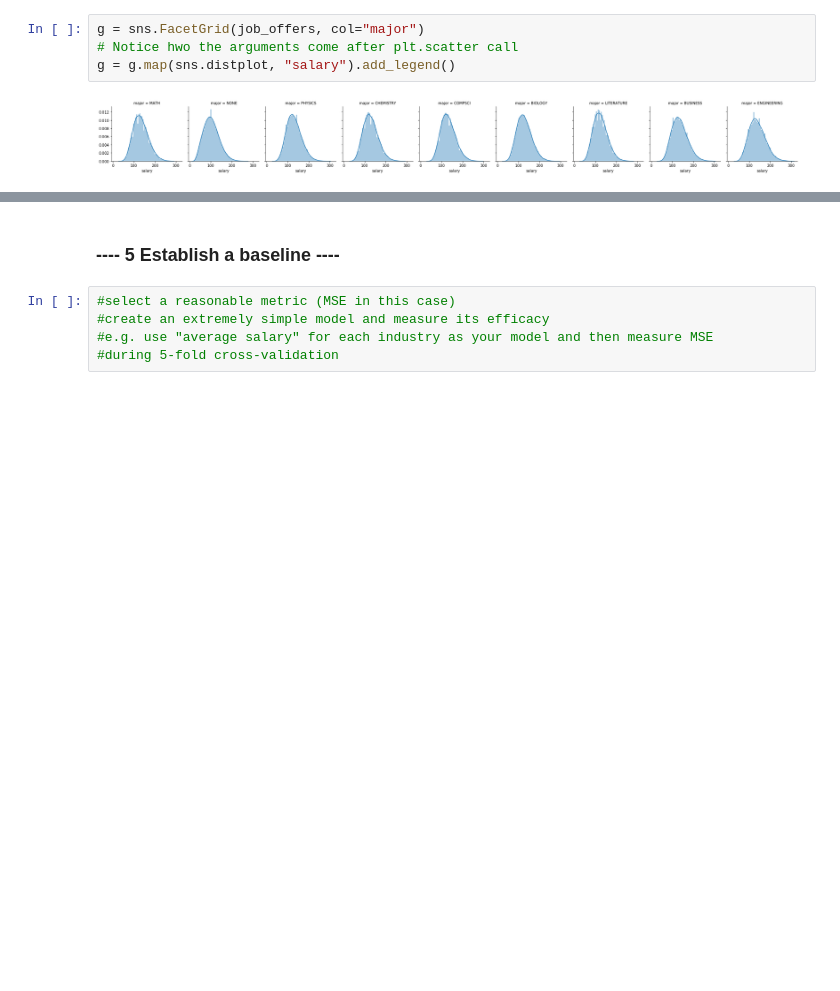
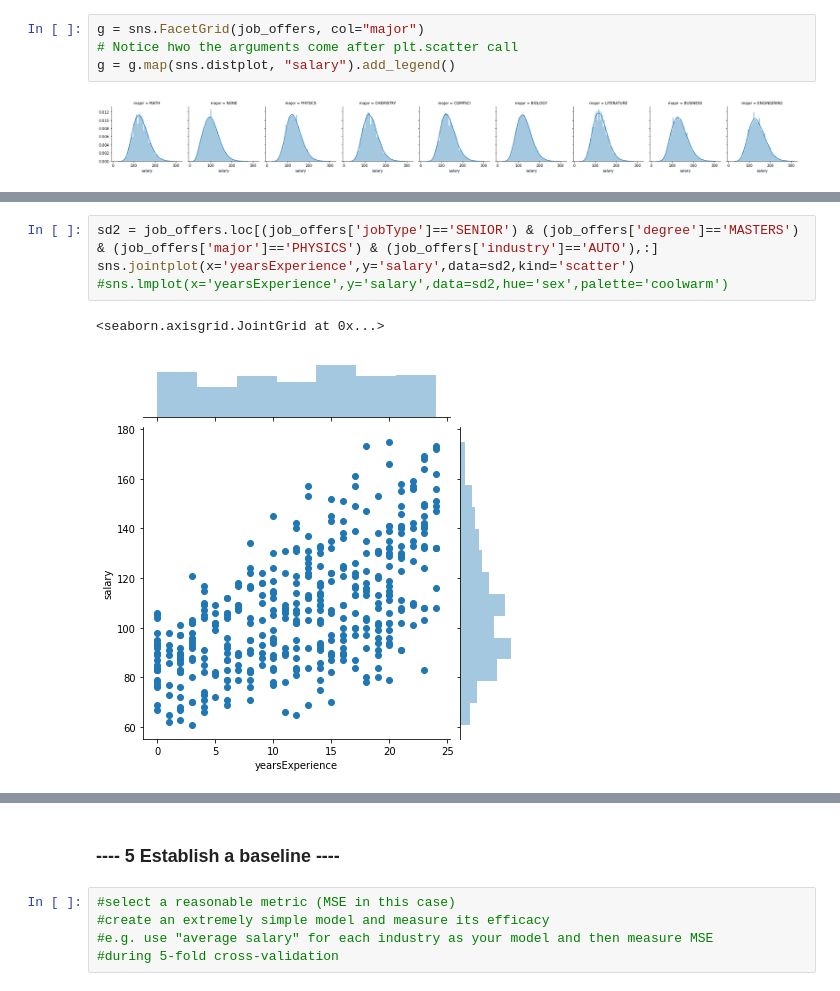
Before and after one commit to alexebe/salarypredictionportfolio, a Jupyter notebook: First Portfolio Project.ipynb, the cells around one changed output, grey strips where cells are left out. Cells and saved outputs as stored; diff of their text form; blank space fills up the shorter version.

```diff
--- a/First Portfolio Project.ipynb
+++ b/First Portfolio Project.ipynb
@@ -231,0 +239,7 @@ g = g.map(sns.distplot, "salary").add_legend()
+# %%
+sd2 = job_offers.loc[(job_offers['jobType']=='SENIOR') & (job_offers['degree']=='MASTERS') & (job_offers['major']=='PHYSICS') & (job_offers['industry']=='AUTO'),:]
+sns.jointplot(x='yearsExperience',y='salary',data=sd2,kind='scatter')
+#sns.lmplot(x='yearsExperience',y='salary',data=sd2,hue='sex',palette='coolwarm')
+# %% [output]
+<seaborn.axisgrid.JointGrid at 0x...>
+[figure, added]
```
Also changed, not shown: parts of 20 cells of this notebook.
